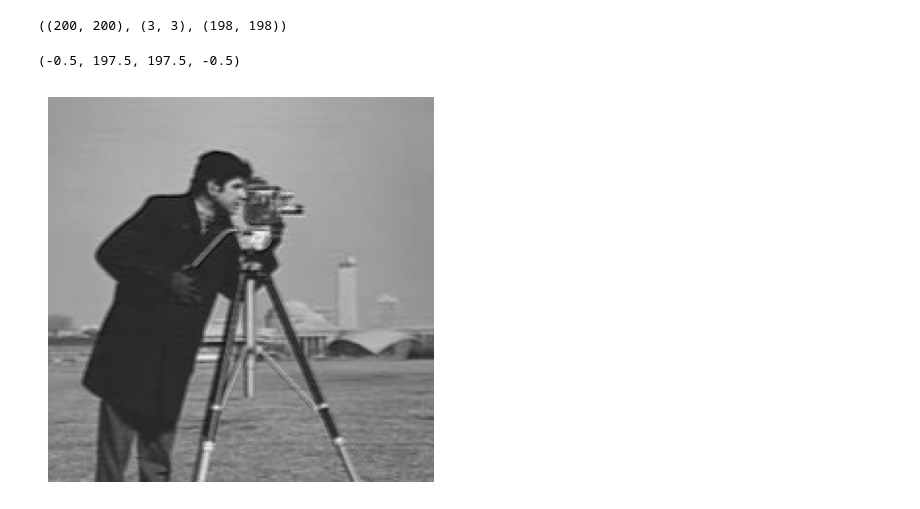
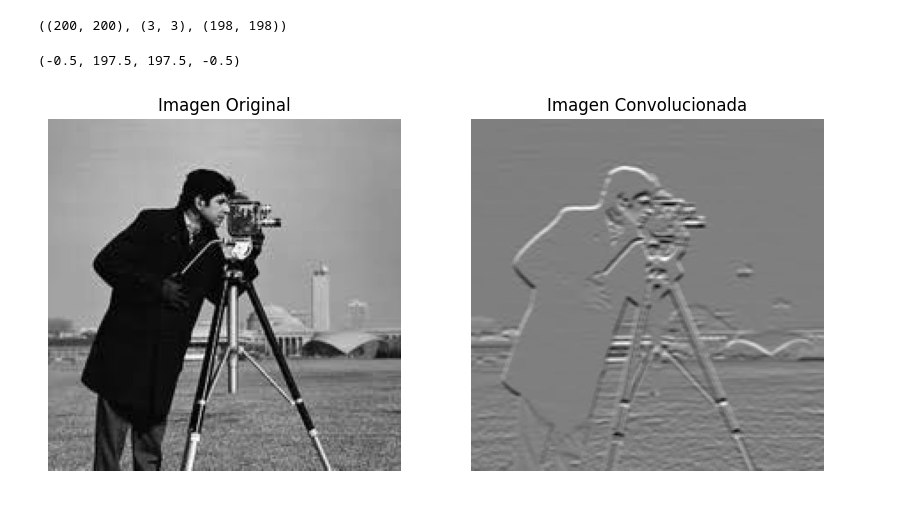
Before and after one commit to vc-2026-i/vc_convolucion_clase, a Jupyter notebook: convolucion.ipynb, the cells around one changed output. Drawn from its saved outputs; the diff is of its cells as text; code cells hidden in the pictures.

```diff
--- a/convolucion.ipynb
+++ b/convolucion.ipynb
@@ -343,9 +343,9 @@ plt.axis('off')
 # %%
 Iz = Icam.copy()
 
-k2 = np.array([[-3, 1, -1],
-                [4, 2, 3],
-                [0, 1, 2]])
+k2 = np.array([[1, 1, 1],
+                [0, 0, 0],
+                [-1, -1, -1]])
 
 nr, nc = Iz.shape
 nor, noc = (nr - k2.shape[0] + 1, nc - k2.shape[1] + 1)
@@ -361,8 +361,14 @@ Iz.shape, k2.shape, Iout.shape
 ((200, 200), (3, 3), (198, 198))
 # %%
 plt.figure(figsize=(10, 5))
+plt.subplot(1, 2, 1)
+plt.title('Imagen Original')
+plt.imshow(Icam, cmap='gray')
+plt.axis('off')
+plt.subplot(1, 2, 2)
+plt.title('Imagen Convolucionada')
 plt.imshow(Iout, cmap='gray')
 plt.axis('off')
 # %% [output]
 (-0.5, 197.5, 197.5, -0.5)
-[figure, old version]
+[figure, new version]
```
Also changed, not shown: parts of 2 cells of this notebook.
